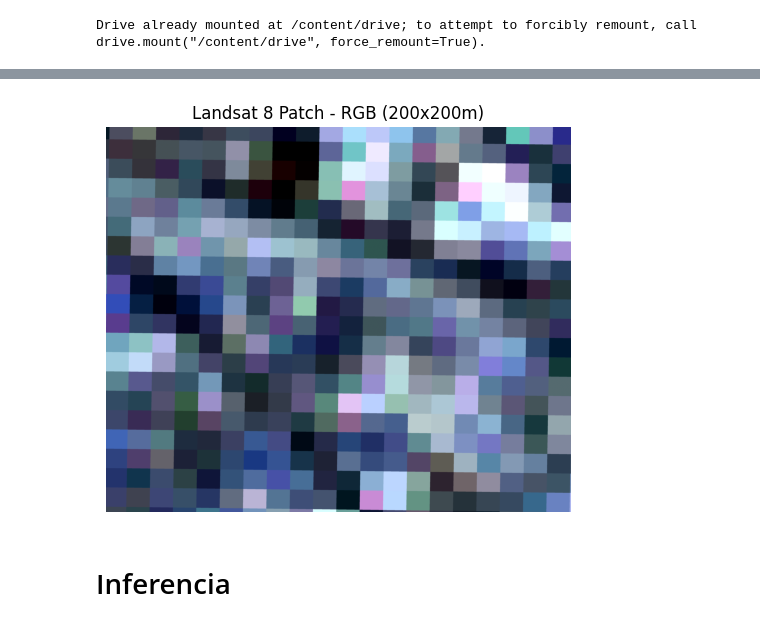
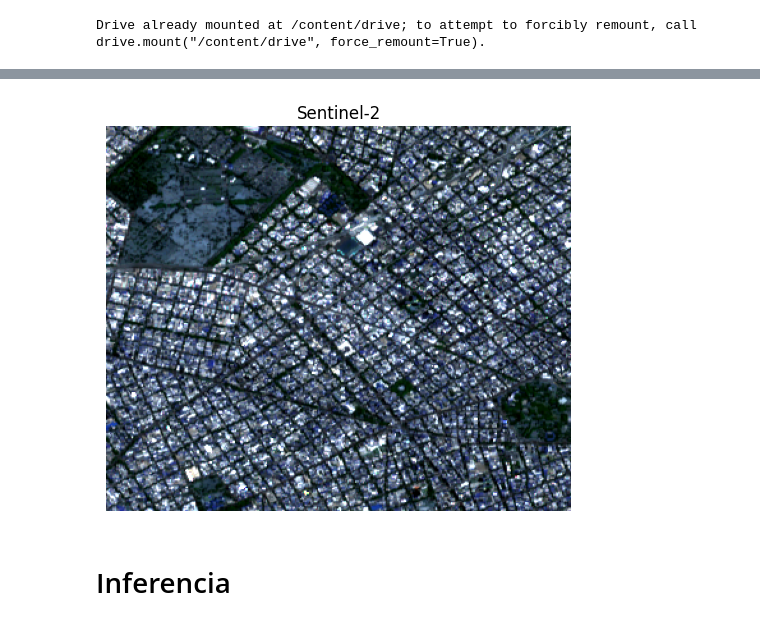
Before and after one commit to LCaravaggio/FelicidadDesigualdad, a Jupyter notebook: Abbate_et_al.ipynb, the cells around one changed output, grey strips where cells are left out. Drawn from its saved outputs; the diff is of its cells as text; code cells hidden in the pictures.

```diff
--- a/Abbate_et_al.ipynb
+++ b/Abbate_et_al.ipynb
@@ -115,33 +127,33 @@ img_path = '/content/drive/MyDrive/earthengine/patch_50m_128px_landsat.tif'
 # %%
 import matplotlib.pyplot as plt
 import numpy as np
 import rasterio
 
-img_path = '/content/drive/MyDrive/earthengine/patch_200m_sentinel2.tif'
+img_path = '/content/drive/MyDrive/earthengine/patch_300m_sentinel2_rgb.tif'
 
 with rasterio.open(img_path) as src:
     img = src.read()
 
 # Seleccionar bandas RGB (Bandas 4-3-2 → índices 3,2,1)
 r = img[3 - 1].astype(np.float32)
 g = img[2 - 1].astype(np.float32)
 b = img[1 - 1].astype(np.float32)
 
 # Apilar en eje de color
 rgb = np.stack([r, g, b], axis=-1)
 
 # Normalización usando percentiles
 p2, p98 = np.percentile(rgb, (2, 98))
 rgb_norm = np.clip((rgb - p2) / (p98 - p2), 0, 1)
 
 # Mostrar
 plt.figure(figsize=(6,6))
 plt.imshow(rgb_norm)
 plt.axis('off')
-plt.title('Landsat 8 Patch - RGB (200x200m)')
+plt.title('Sentinel-2')
 plt.show()
 # %% [output]
-[figure, old version]
+[figure, new version]
 # %% [markdown]
 # Inferencia
 # %%
```
Also changed, not shown: parts of 4 cells of this notebook.
